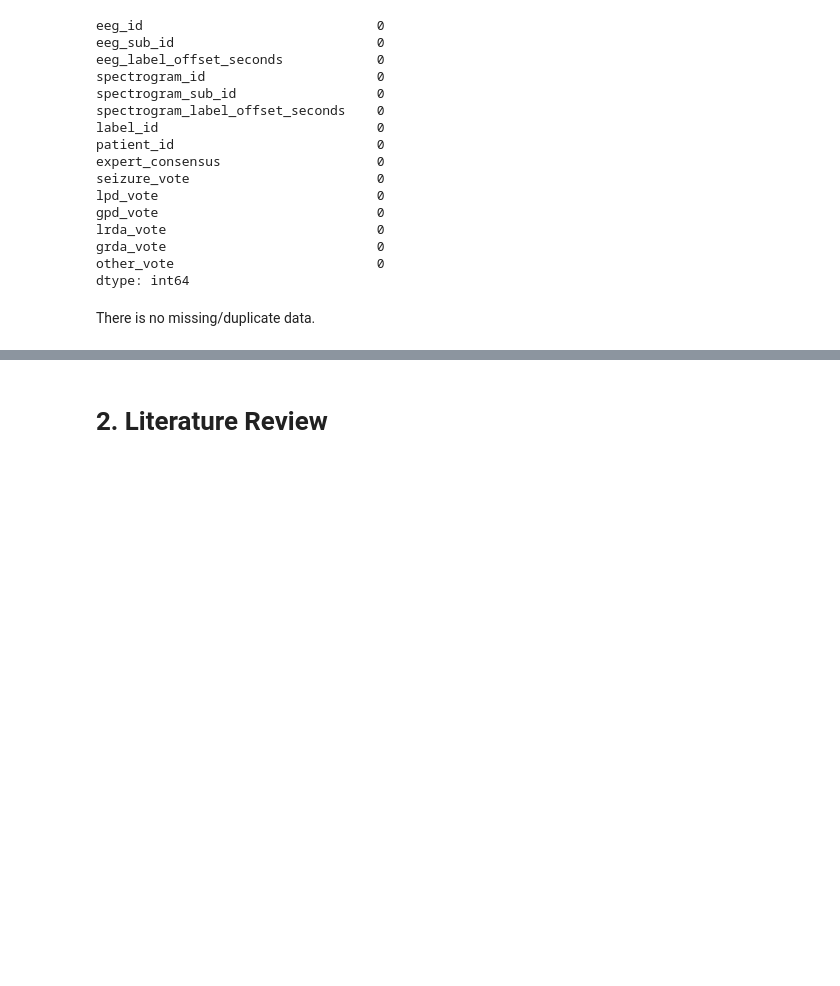
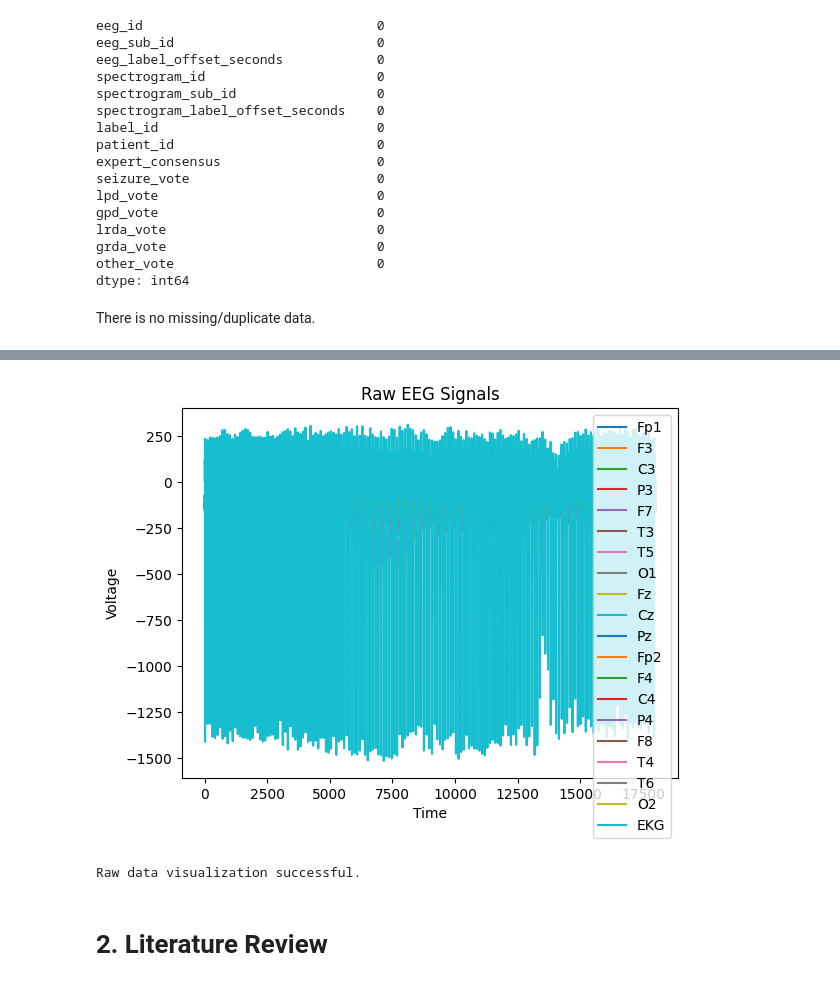
Before and after one commit to ramisa7/Team_EEG, a Jupyter notebook: Milestone1_Data_Science_Final_Project.ipynb, the cells around one changed output, grey strips where cells are left out. Saved outputs shown, nothing was run; the diff lists cells and outputs as text; code cells hidden in the pictures; blank space fills up the shorter version.

```diff
--- a/Milestone1_Data_Science_Final_Project.ipynb
+++ b/Milestone1_Data_Science_Final_Project.ipynb
@@ -83,18 +148,32 @@ There is no missing/duplicate data.
 # %%
+import os  # Import the os module for file path manipulation
+
 # raw data visualization:
-eeg_id = 1628180742  # example EEG ID
-subsample_id = 0      # example subsample ID
+eeg_id = 1628180742
+subsample_id = 0
 
-eeg_filename = f"train_eegs/{eeg_id}_{subsample_id}.csv"
-raw_eeg_data = pd.read_csv(eeg_filename)
+# Construct the file path
+base_dir = "train_eegs"  # Specify the base directory
+eeg_filename = os.path.join(base_dir, f"{eeg_id}.parquet")
 
-# Plot each electrode channel
-for column in raw_eeg_data.columns:
-    plt.plot(raw_eeg_data[column], label=column)
+try:
+    raw_eeg_data = pd.read_parquet(eeg_filename)
+    # Plot each electrode channel
+    for column in raw_eeg_data.columns:
+        plt.plot(raw_eeg_data[column], label=column)
 
-# Set plot title and labels
-plt.title("Raw EEG Signals")
-plt.xlabel("Time")
-plt.ylabel("Voltage")
-plt.legend()
-plt.show()
+    # Set plot title and labels
+    plt.title("Raw EEG Signals")
+    plt.xlabel("Time")
+    plt.ylabel("Voltage")
+    plt.legend()
+    plt.show()
+
+    print("Raw data visualization successful.")
+except FileNotFoundError:
+    print(f"File {eeg_filename} not found.")
+except Exception as e:
+    print(f"An error occurred: {e}")
+# %% [output]
+[figure, added]
+Raw data visualization successful.
```
Also changed, not shown: parts of 15 cells of this notebook.
